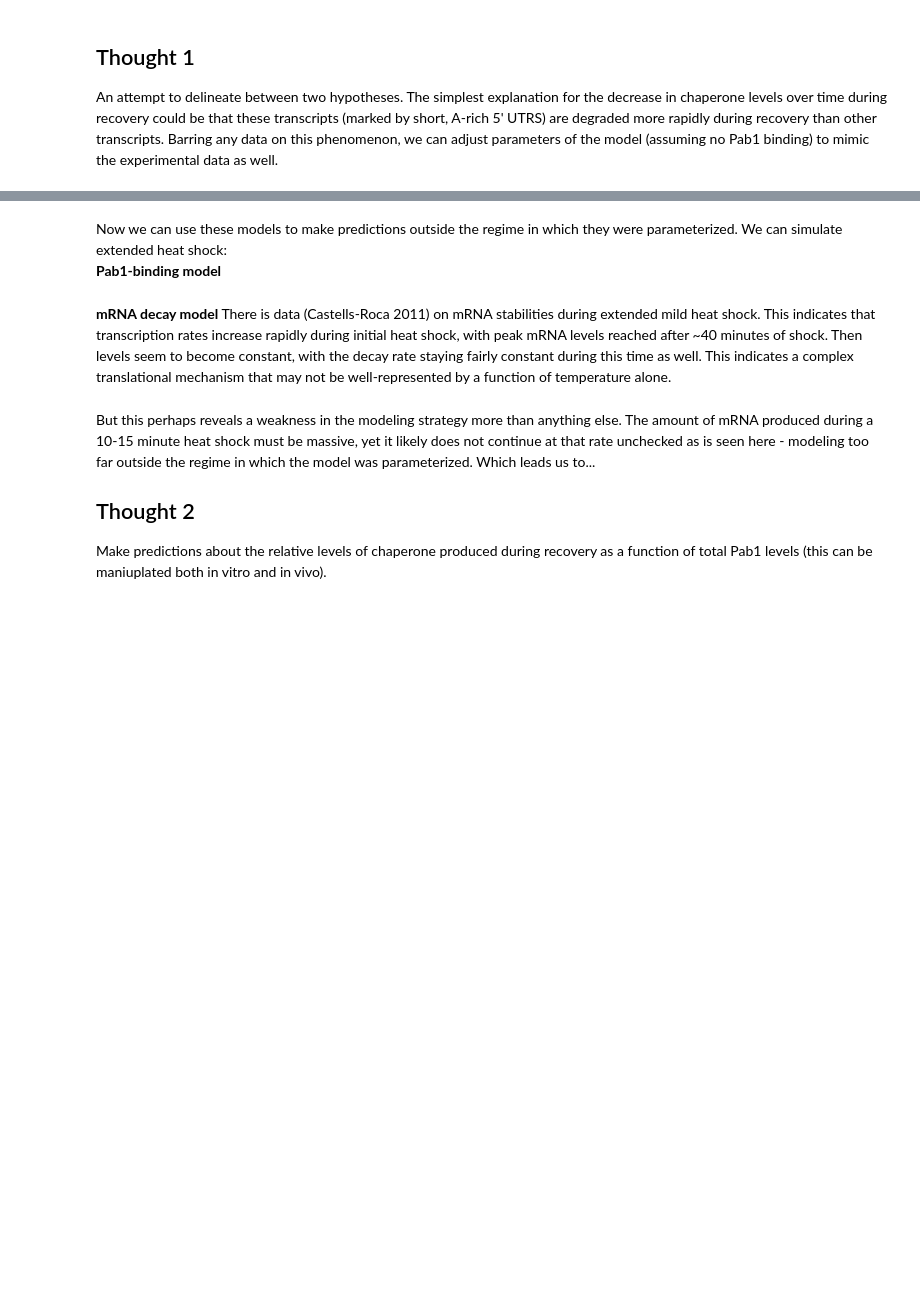
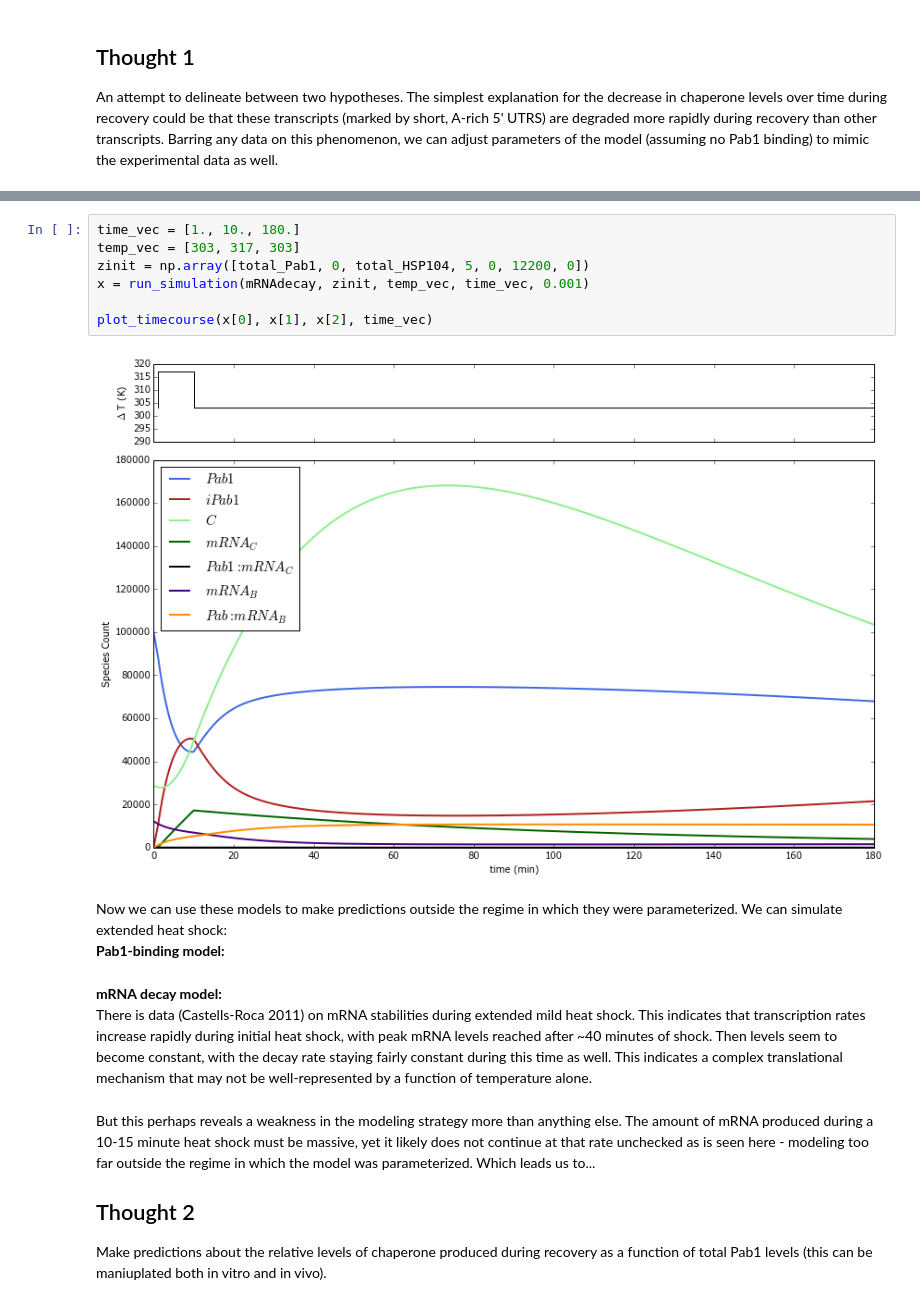
Before and after one commit to haneulyoo/agg_simv2, a Jupyter notebook: chaperone-production.ipynb, the cells around one changed output, grey strips where cells are left out. Saved outputs shown, nothing was run; the diff lists cells and outputs as text; blank space fills up the shorter version.

```diff
--- a/chaperone-production.ipynb
+++ b/chaperone-production.ipynb
@@ -331,11 +359,20 @@ plt.tight_layout()
 # %% [output]
 Total C mRNA after heat shock: 19059.4549286
 [figure]
+# %%
+time_vec = [1., 10., 180.]
+temp_vec = [303, 317, 303]
+zinit = np.array([total_Pab1, 0, total_HSP104, 5, 0, 12200, 0])
+x = run_simulation(mRNAdecay, zinit, temp_vec, time_vec, 0.001)
+
+plot_timecourse(x[0], x[1], x[2], time_vec)
+# %% [output]
+[figure, added]
 # %% [markdown]
 Now we can use these models to make predictions outside the regime in which they were parameterized. We can simulate extended heat shock:
-**Pab1-binding model**
+**Pab1-binding model:**
 # %% [markdown]
-**mRNA decay model**
+**mRNA decay model:**
 There is data (Castells-Roca 2011) on mRNA stabilities during extended mild heat shock. This indicates that transcription rates increase rapidly during initial heat shock, with peak mRNA levels reached after ~40 minutes of shock. Then levels seem to become constant, with the decay rate staying fairly constant during this time as well. This indicates a complex translational mechanism that may not be well-represented by a function of temperature alone.
 # %% [markdown]
 But this perhaps reveals a weakness in the modeling strategy more than anything else. The amount of mRNA produced during a 10-15 minute heat shock must be massive, yet it likely does not continue at that rate unchecked as is seen here - modeling too far outside the regime in which the model was parameterized. Which leads us to...
```
Also changed, not shown: parts of 5 cells of this notebook.
